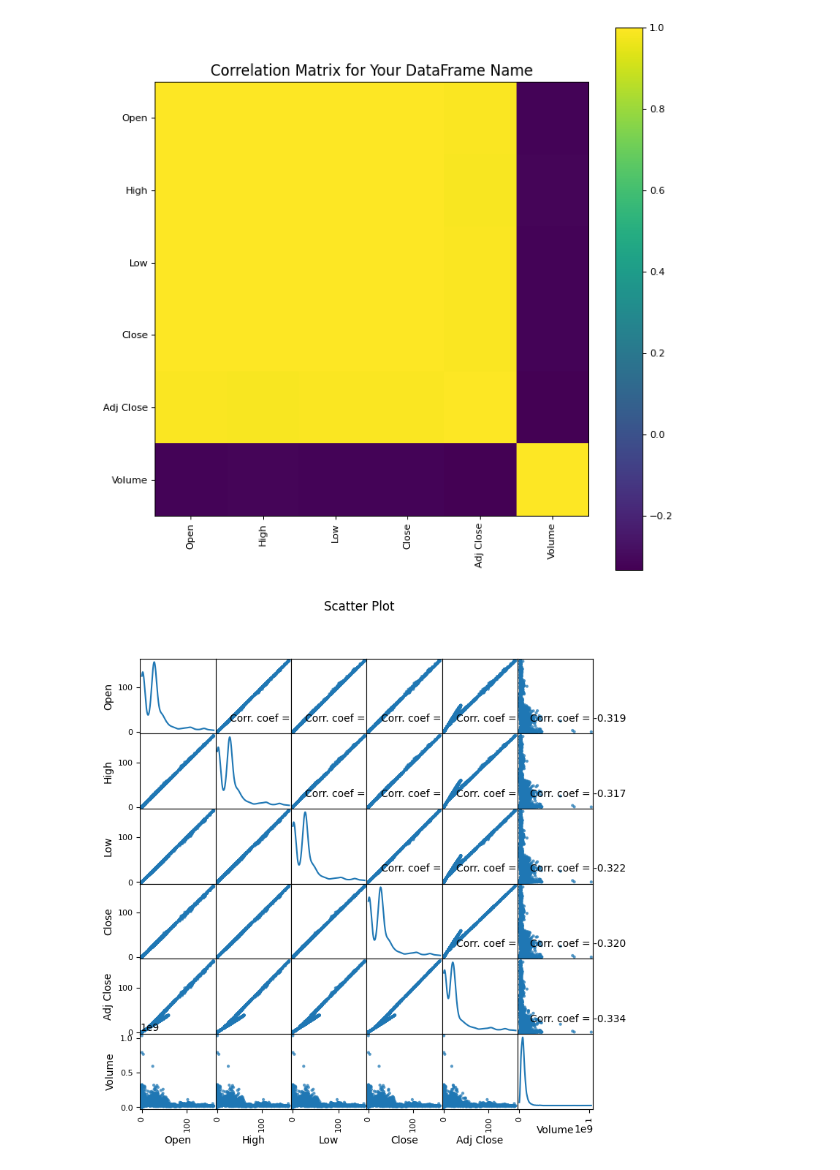
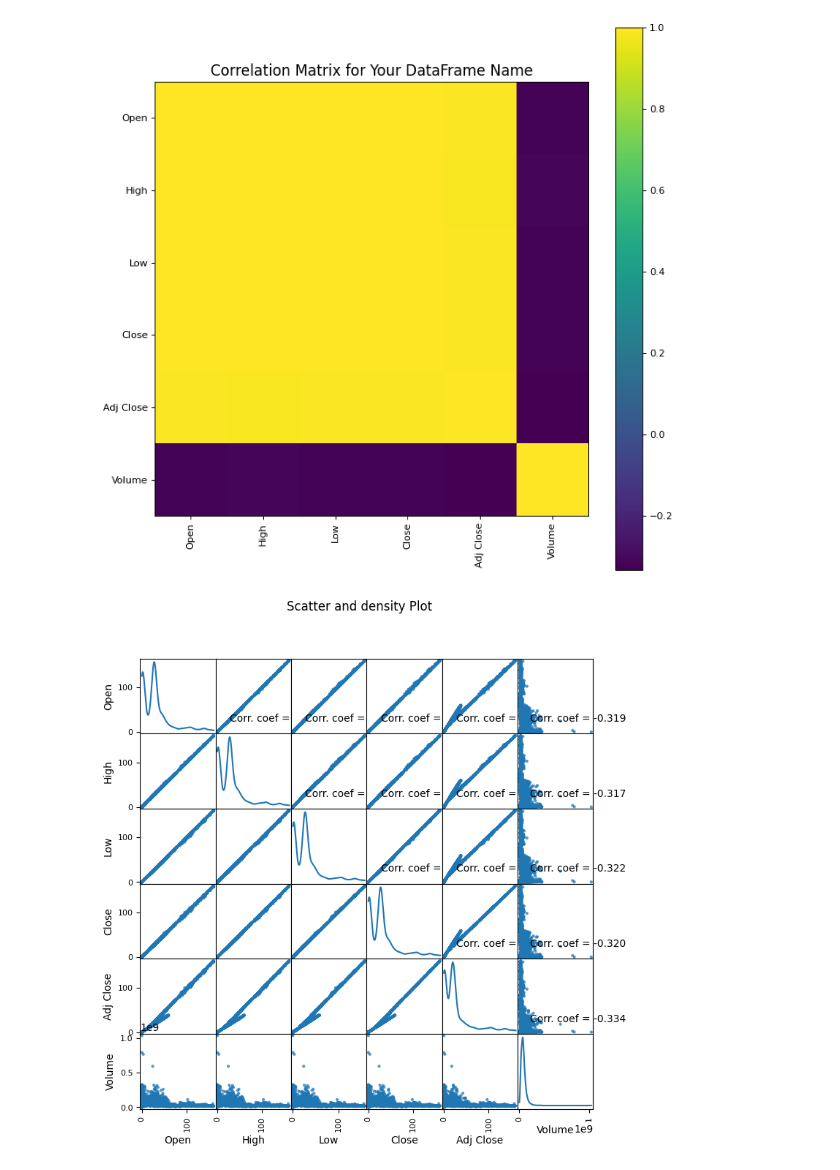
Before and after one commit to Agilgeorge/NM-PHASE-1, a Jupyter notebook: ADS_phase3.ipynb, the cells around one changed output. Cells and saved outputs as stored; diff of their text form; code cells hidden in the pictures.

```diff
--- a/ADS_phase3.ipynb
+++ b/ADS_phase3.ipynb
@@ -90,29 +90,29 @@ plotCorrelationMatrix(df, graphWidth)
 # %%
 import pandas as pd
 import matplotlib.pyplot as plt
 import numpy as np
 
 # Define the plotScatterMatrix function
 def plotScatterMatrix(df, plotSize, textSize):
     df = df.select_dtypes(include=[np.number])
     df = df.dropna('columns')
     df = df[[col for col in df if df[col].nunique() > 1]]
 
     columnNames = list(df)
     if len(columnNames) > 10:
         columnNames = columnNames[:10]
 
     df = df[columnNames]
     ax = pd.plotting.scatter_matrix(df, alpha=0.75, figsize=[plotSize, plotSize], diagonal='kde')
     corrs = df.corr().values
     for i, j in zip(*np.triu_indices_from(ax, k=1)):
         ax[i, j].annotate('Corr. coef = %.3f' % corrs[i, j], (0.8, 0.2), xycoords='axes fraction', ha='center', va='center', size=textSize)
-    plt.suptitle('Scatter Plot')
+    plt.suptitle('Scatter and density Plot')
     plt.show()
 file_path = 'MSFT.csv'
 df = pd.read_csv(file_path)
 plotSize = 8
 textSize = 10
 plotScatterMatrix(df, plotSize, textSize)
 # %% [output]
-[figure, old version]
+[figure, new version]
```
Also changed, not shown: parts of 2 cells of this notebook.
